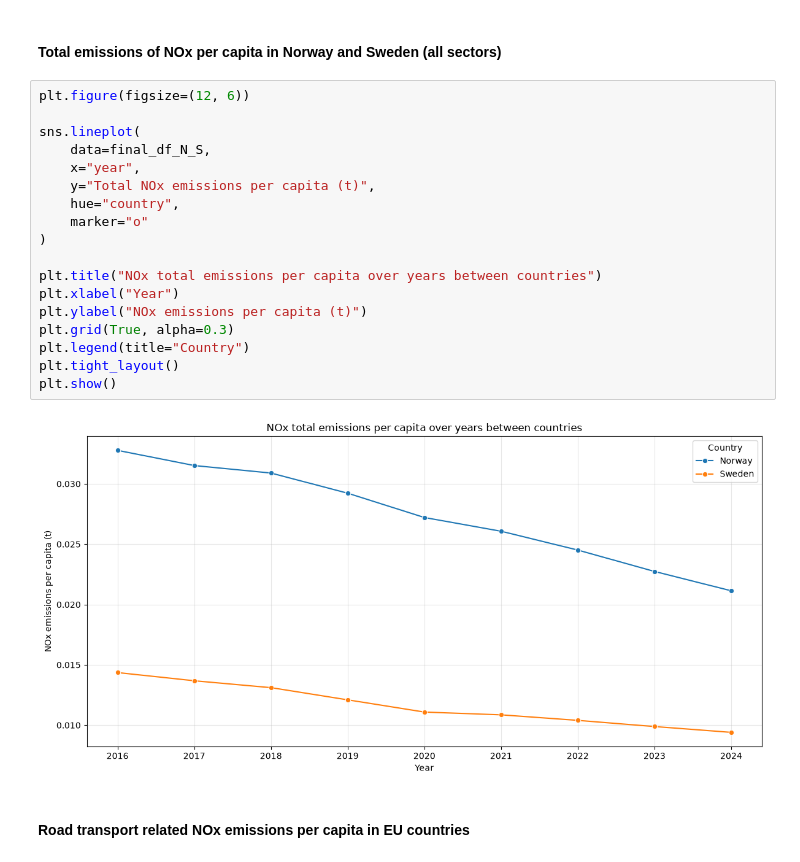
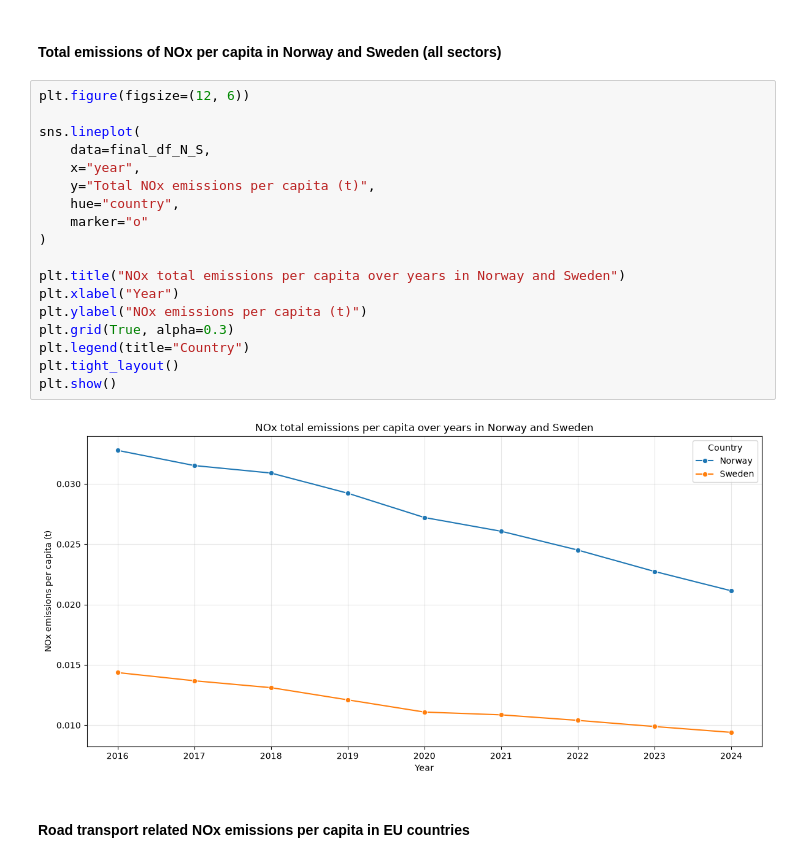
Before and after one commit to Mxlrt69/Data_Science_Project, a Jupyter notebook: draft_bivariate.ipynb, the cells around one changed output. Cells and saved outputs as stored; diff of their text form.

```diff
--- a/draft_bivariate.ipynb
+++ b/draft_bivariate.ipynb
@@ -1089,23 +1605,23 @@ final_df
 # %%
 plt.figure(figsize=(12, 6))
 
 sns.lineplot(
     data=final_df_N_S,
     x="year",
     y="Total NOx emissions per capita (t)",
     hue="country",
     marker="o"
 )
 
-plt.title("NOx total emissions per capita over years between countries")
+plt.title("NOx total emissions per capita over years in Norway and Sweden")
 plt.xlabel("Year")
 plt.ylabel("NOx emissions per capita (t)")
 plt.grid(True, alpha=0.3)
 plt.legend(title="Country")
 plt.tight_layout()
 plt.show()
 # %% [output]
-[figure, old version]
+[figure, new version]
 # %% [markdown]
 #### Road transport related NOx emissions per capita in EU countries
 # %%
```
Also changed, not shown: parts of 9 cells of this notebook.
